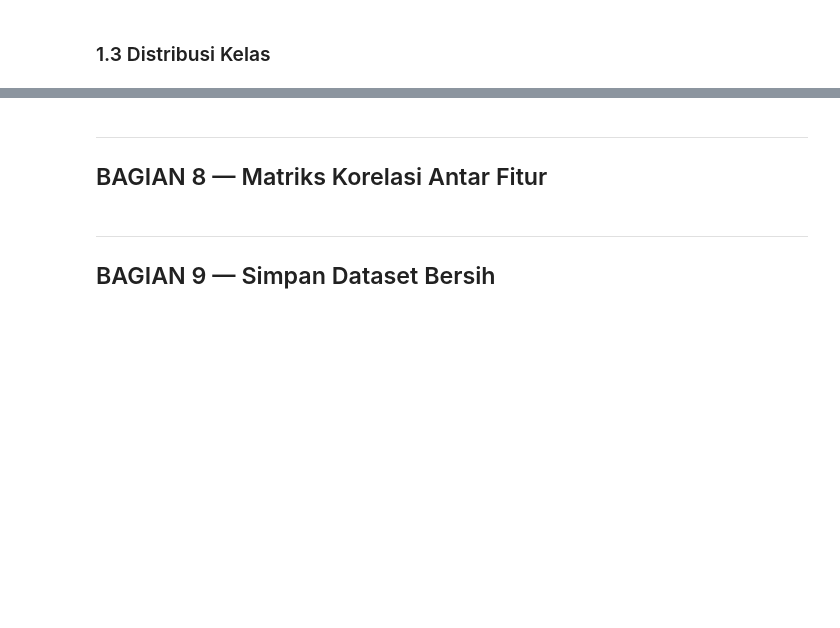
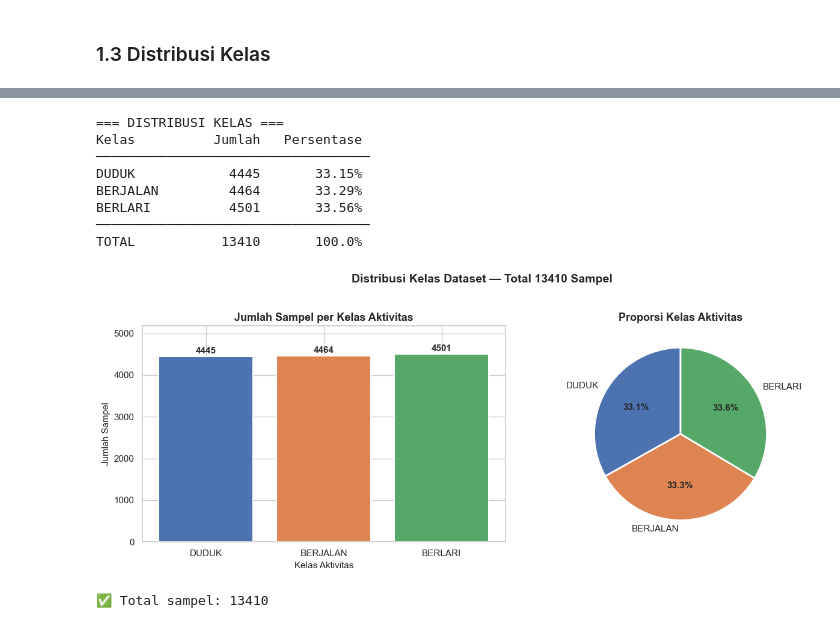
Before and after one commit to Dims2004/iot_activity, a Jupyter notebook: notebooks/01_eksplorasi_data.ipynb, the cells around one changed output, grey strips where cells are left out. Saved outputs shown, nothing was run; the diff lists cells and outputs as text; code cells hidden in the pictures; blank space fills up the shorter version.

Commit message:
Auto-commit: models/scaler.pkl, notebooks/01_eksplorasi_data.ipynb at 5/11/2026, 5:43:28 AM

```diff
--- a/notebooks/01_eksplorasi_data.ipynb
+++ b/notebooks/01_eksplorasi_data.ipynb
@@ -612,3 +131,0 @@ print(f'   Catatan: K={K_NEIGHBORS}, fitur ke-3 di-fixed pada nilai median datas
-# %% [markdown]
----
-## BAGIAN 8 — Matriks Korelasi Antar Fitur
@@ -634,3 +131,0 @@ print(f'  gyro  vs bpm   : {corr.loc["gyro_stddev","bpm_filled"]:.3f}',
-# %% [markdown]
----
-## BAGIAN 9 — Simpan Dataset Bersih
@@ -676,0 +132,54 @@ print('✅ Notebook 01 selesai. Lanjut ke 02_training_model.ipynb')
+# %%
+dist = class_distribution(df_raw)
+
+print('=== DISTRIBUSI KELAS ===')
+print(f'{"Kelas":<12} {"Jumlah":>8} {"Persentase":>12}')
+print('─'*35)
+for cls in CLASSES:
+    n   = dist.loc[cls,'count'] if cls in dist.index else 0
+    pct = dist.loc[cls,'pct']   if cls in dist.index else 0
+    print(f'{cls:<12} {int(n):>8} {pct:>11.2f}%')
+print('─'*35)
+print(f'{"TOTAL":<12} {int(dist["count"].sum()):>8} {100.0:>11.1f}%')
+
+# Visualisasi distribusi kelas
+fig, axes = plt.subplots(1, 2, figsize=(13, 5))
+
+# Bar chart dengan label jumlah
+bars = axes[0].bar(CLASSES, [dist.loc[c,'count'] for c in CLASSES],
+                   color=COLORS, edgecolor='white', linewidth=1.5)
+for bar in bars:
+    axes[0].text(bar.get_x()+bar.get_width()/2, bar.get_height()+30,
+                 f'{int(bar.get_height())}', ha='center', va='bottom',
+                 fontsize=11, fontweight='bold')
+axes[0].set_title('Jumlah Sampel per Kelas Aktivitas', fontsize=13, fontweight='bold')
+axes[0].set_xlabel('Kelas Aktivitas', fontsize=11)
+axes[0].set_ylabel('Jumlah Sampel', fontsize=11)
+axes[0].set_ylim(0, dist['count'].max()*1.15)
+
+# Pie chart
+wedges, texts, autotexts = axes[1].pie(
+    [dist.loc[c,'count'] for c in CLASSES], labels=CLASSES,
+    colors=COLORS, autopct='%1.1f%%', startangle=90,
+    wedgeprops=dict(edgecolor='white', linewidth=2))
+for at in autotexts: at.set_fontsize(11); at.set_fontweight('bold')
+axes[1].set_title('Proporsi Kelas Aktivitas', fontsize=13, fontweight='bold')
+
+plt.suptitle(f'Distribusi Kelas Dataset — Total {int(dist["count"].sum())} Sampel',
+             fontsize=14, fontweight='bold', y=1.02)
+plt.tight_layout()
+os.makedirs('../data/processed', exist_ok=True)
+plt.savefig('../data/processed/01_distribusi_kelas.png', dpi=150, bbox_inches='tight')
+plt.show()
+print(f'Total sampel: {int(dist["count"].sum())}')
+# %% [output]
+=== DISTRIBUSI KELAS ===
+Kelas          Jumlah   Persentase
+───────────────────────────────────
+DUDUK            4445       33.15%
+BERJALAN         4464       33.29%
+BERLARI          4501       33.56%
+───────────────────────────────────
+TOTAL           13410       100.0%
+[figure, added]
+✅ Total sampel: 13410
```
Also changed, not shown: parts of 45 cells of this notebook, 1 other file.
